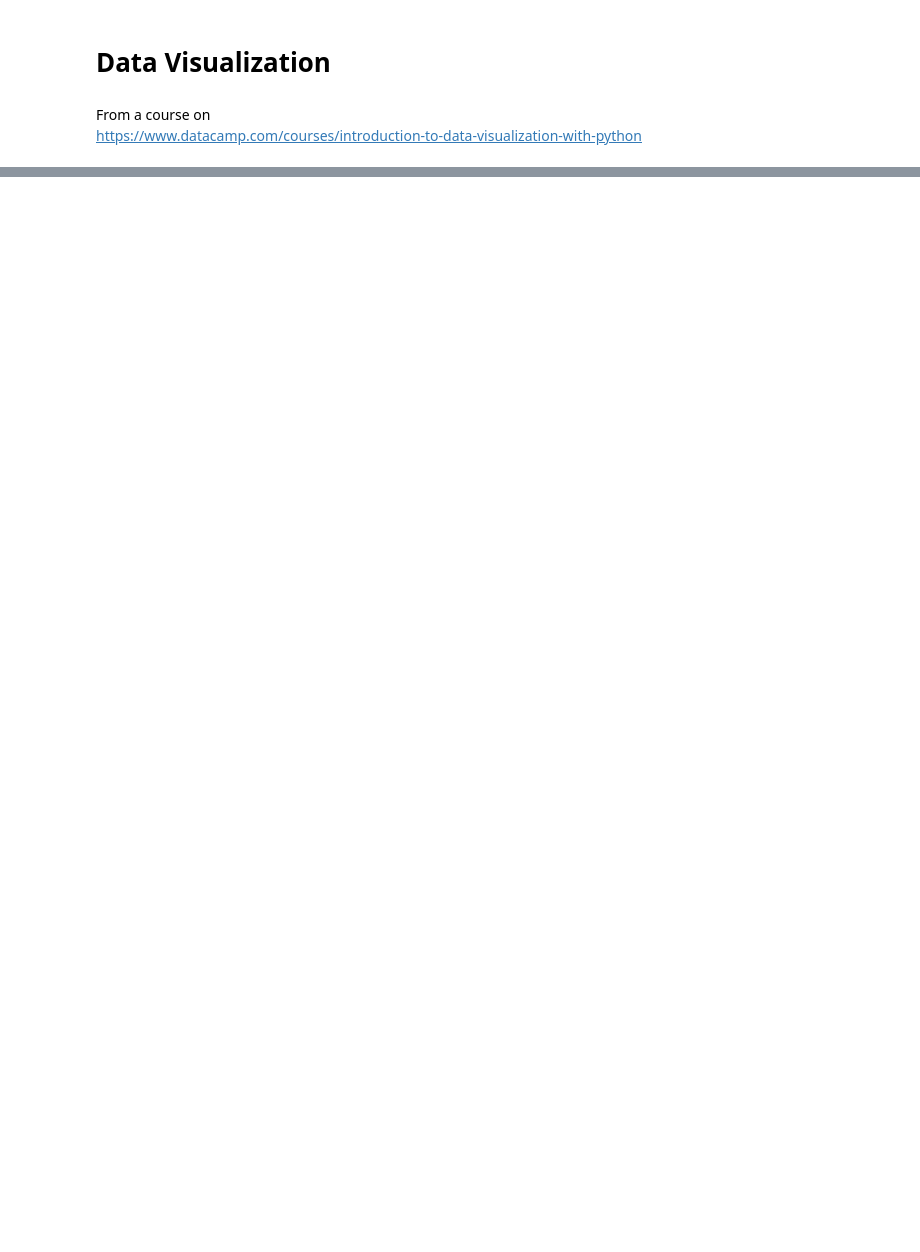
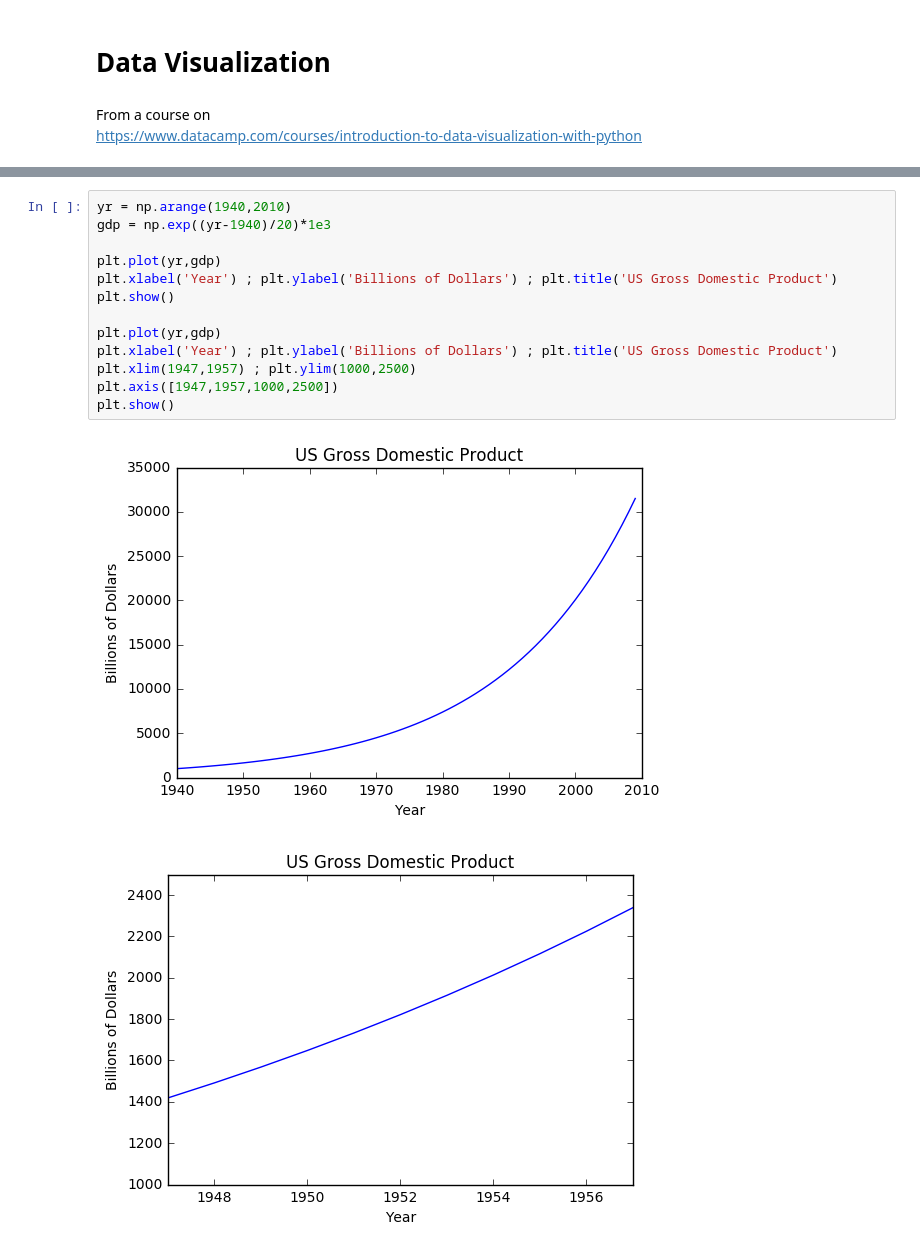
Before and after one commit to sondrevf/Ipython_Cern, a Jupyter notebook: 00_PythonInGeneral/IntroductionToDataVisualization.ipynb, the cells around one changed output, grey strips where cells are left out. Drawn from its saved outputs; the diff is of its cells as text; blank space fills up the shorter version.

```diff
--- a/00_PythonInGeneral/IntroductionToDataVisualization.ipynb
+++ b/00_PythonInGeneral/IntroductionToDataVisualization.ipynb
@@ -27,0 +70,16 @@ plt.plot
+# %%
+yr = np.arange(1940,2010)
+gdp = np.exp((yr-1940)/20)*1e3
+
+plt.plot(yr,gdp)
+plt.xlabel('Year') ; plt.ylabel('Billions of Dollars') ; plt.title('US Gross Domestic Product')
+plt.show()
+
+plt.plot(yr,gdp)
+plt.xlabel('Year') ; plt.ylabel('Billions of Dollars') ; plt.title('US Gross Domestic Product')
+plt.xlim(1947,1957) ; plt.ylim(1000,2500)
+plt.axis([1947,1957,1000,2500])
+plt.show()
+# %% [output]
+[figure, added]
+[figure, added]
```
Also changed, not shown: parts of 17 cells of this notebook, 22 other files.
